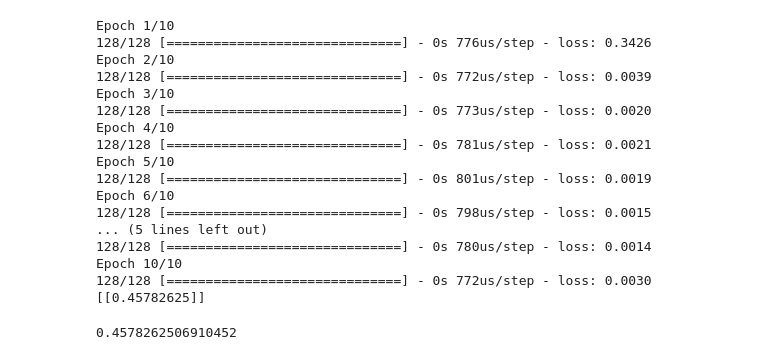
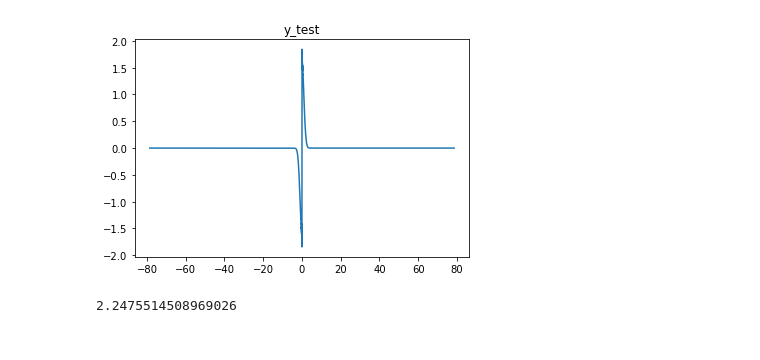
Before and after one commit to kathkkkkkk/Master-thesis, a Jupyter notebook: Experiment_2_method_2.ipynb, the cells around one changed output. Cells and saved outputs as stored; diff of their text form; code cells hidden in the pictures.

```diff
--- a/Experiment_2_method_2.ipynb
+++ b/Experiment_2_method_2.ipynb
@@ -11,18 +11,21 @@ def generate_data(N_train = 2 ** 12, N_test = 2 ** 14):
         si, ci = special.sici(x / a)
         return si * np.exp(-x ** 2 / 2)
 
-    x_train = np.random.randn(N_train, 1)
+    x_train = np.random.normal(0, 1, N_train)
+    x_train = np.reshape(x_train, (N_train, 1))
     y_train = f(x_train)
 
-    x_validation = np.random.randn(N_train, 1)
+    x_validation = np.random.normal(0, 1, N_train)
+    x_validation = np.reshape(x_validation, (N_train, 1))
     y_validation = f(x_validation)
 
     x_test = np.linspace(-25 * pi, 25 * pi, N_test).reshape(N_test, 1)
+    x_test = np.reshape(x_test, (N_test, 1))
     y_test = f(x_test)
 
-    #plt.plot(x_test, y_test)
-    #plt.title('y_test')
-    #plt.show()
+    plt.plot(x_test, y_test)
+    plt.title('y_test')
+    plt.show()
 
     return x_train, y_train, x_validation, y_validation, x_test, y_test
 # %%
@@ -178,31 +147,36 @@ model.compile(optimizer = 'adam', loss = 'mse')
-# %%
-tf.random.set_seed(seed)
-beta = model.fit(x_train, y_train, epochs=10, batch_size=32)
-
-x_norm = (x_validation - x_mean)/x_std
-pred = model.predict(x_norm)
-pred = pred * y_std + y_mean
-pred = np.reshape(pred, (N_train, 1))
-
-SB = method_2(x_validation, y_validation, pred, w0, px_validation)
-print(SB)
-SB[0, 0]
-# %% [output]
-Epoch 1/10
-128/128 [==============================] - 0s 776us/step - loss: 0.3426
-Epoch 2/10
-128/128 [==============================] - 0s 772us/step - loss: 0.0039
-Epoch 3/10
-128/128 [==============================] - 0s 773us/step - loss: 0.0020
-Epoch 4/10
-128/128 [==============================] - 0s 781us/step - loss: 0.0021
-Epoch 5/10
-128/128 [==============================] - 0s 801us/step - loss: 0.0019
-Epoch 6/10
-128/128 [==============================] - 0s 798us/step - loss: 0.0015
-... (5 lines left out)
-128/128 [==============================] - 0s 780us/step - loss: 0.0014
-Epoch 10/10
-128/128 [==============================] - 0s 772us/step - loss: 0.0030
-[[0.45782625]]
-0.4578262506910452
+# %%
+# implement experiment 2
+
+N_train = 2 ** 12
+N_test = 2 ** 14
+
+seed = 1
+np.random.seed(seed)
+tf.random.set_seed(seed)
+
+x_train, y_train, x_validation, y_validation, x_test, y_test = generate_data(N_train, N_test)
+
+# Save training values for training error evaluation
+x_train_eval = x_train
+y_train_eval = y_train
+
+# Normalize the training data
+x_mean = x_train.mean(axis=0)
+x_std = x_train.std(axis=0)
+y_mean = y_train.mean(axis=0)
+y_std = y_train.std(axis=0)
+x_train = (x_train - x_mean) / x_std
+y_train = (y_train - y_mean) / y_std
+
+# px = stats.norm.pdf(x_test, loc=0, scale=1) # write the  function
+px = 1 / x_std / np.sqrt(2 * np.pi) * np.exp(-1 / 2 * (((x_test) / x_std) ** 2))
+px_train = 1 / x_std / np.sqrt(2 * np.pi) * np.exp(-1 / 2 * ((x_train / x_std) ** 2))
+px_validation = 1 / x_std / np.sqrt(2 * np.pi) * np.exp(-1 / 2 * ((x_validation / x_std) ** 2))
+
+d = 1
+
+w0 = method_2_w0(x_train, y_train, 1, 2,  px_train)
+print(w0)
+# %% [output]
+[figure, added]
+2.2475514508969026
```
Also changed, not shown: parts of 7 cells of this notebook, 3 other files.
